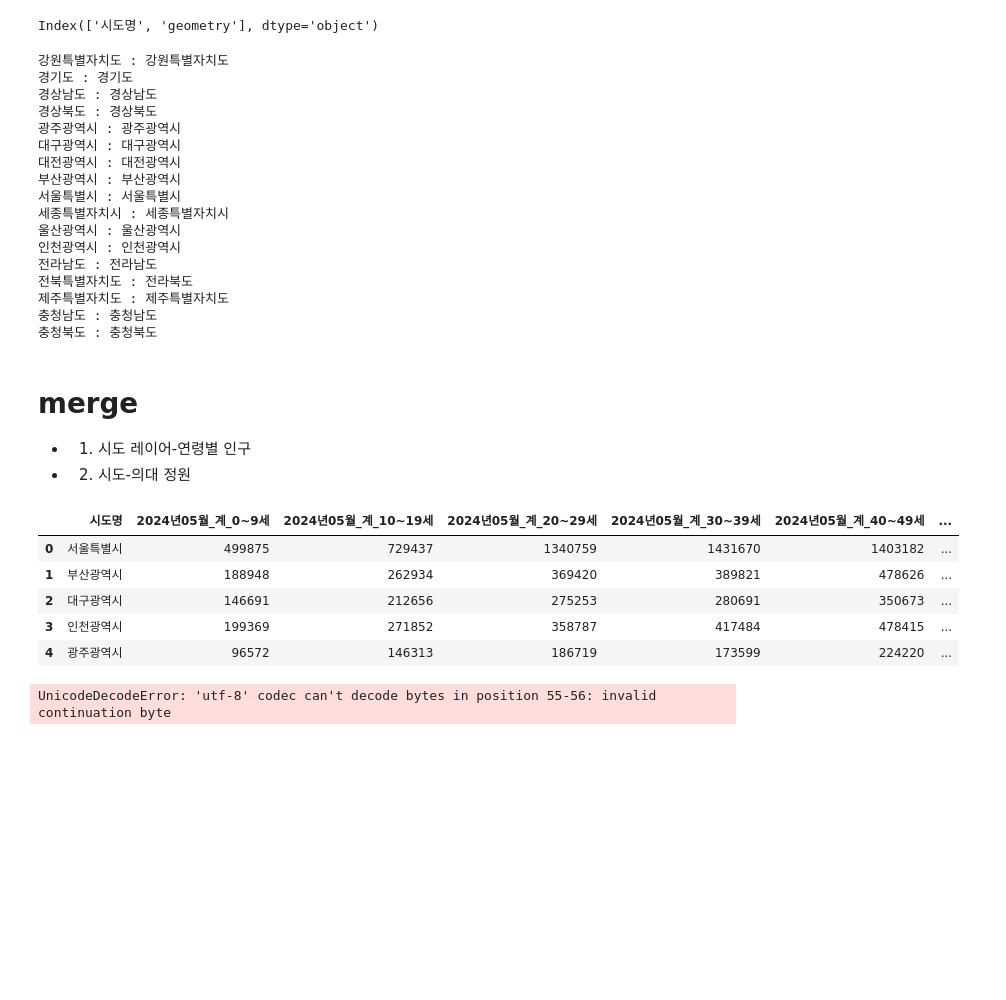
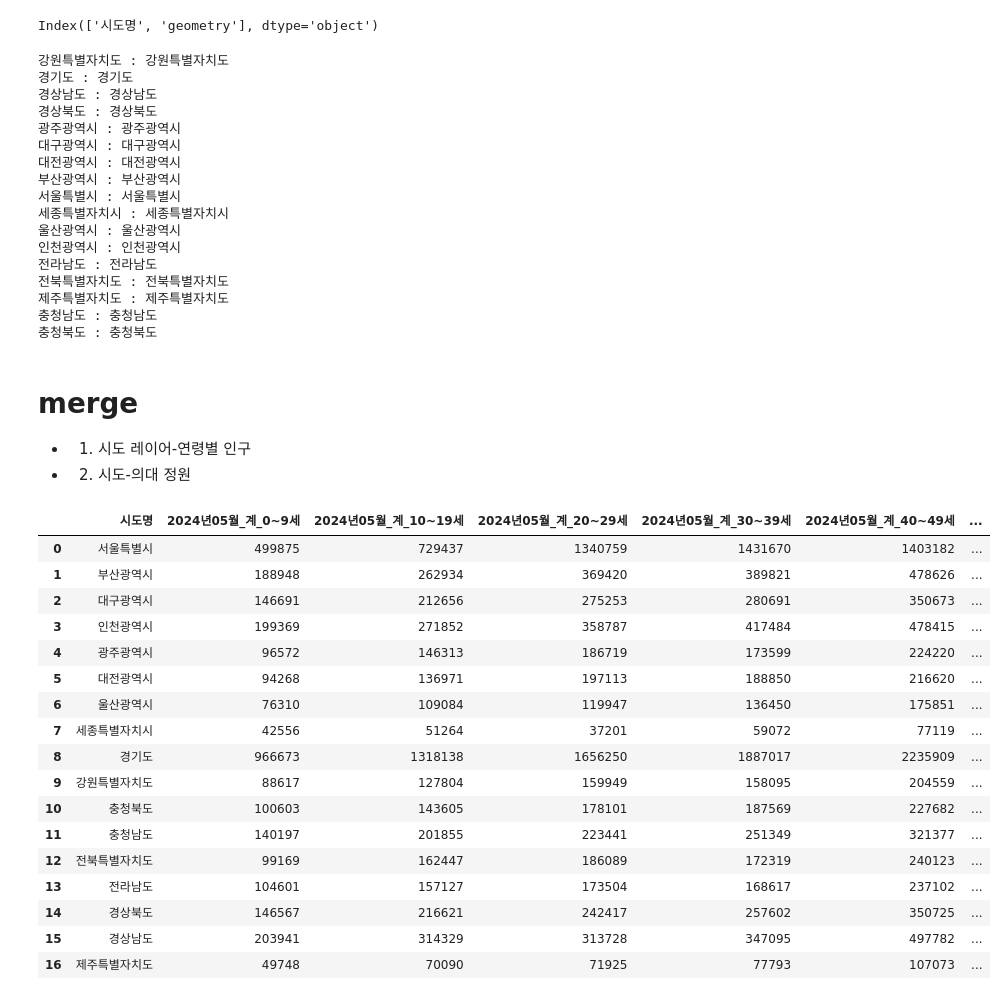
Before and after one commit to rnjsrlgns0/-GIS-Based-Visualization-of-Medical-School-Quota-Expansion, a Jupyter notebook: 소스코드/preprocessing_GIS_pop.ipynb, the cells around one changed output. Drawn from its saved outputs; the diff is of its cells as text; code cells hidden in the pictures; blank space fills up the shorter version.

```diff
--- a/소스코드/preprocessing_GIS_pop.ipynb
+++ b/소스코드/preprocessing_GIS_pop.ipynb
@@ -114,6 +122,8 @@ Index(['시도명', '2024년05월_계_0~9세', '2024년05월_계_10~19세', '202
 print(gdf.columns)
 # %% [output]
 Index(['시도명', 'geometry'], dtype='object')
+# %%
+gdf['시도명'] = gdf['시도명'].apply( lambda x: '전북특별자치도' if x == '전라북도' else x)
 # %%
 for i, j in zip(sorted(list(df_pop['시도명'])),sorted(list(gdf['시도명']))):
     print(i, ':', j)
@@ -131,7 +141,7 @@ for i, j in zip(sorted(list(df_pop['시도명'])),sorted(list(gdf['시도명']))
 울산광역시 : 울산광역시
 인천광역시 : 인천광역시
 전라남도 : 전라남도
-전북특별자치도 : 전라북도
+전북특별자치도 : 전북특별자치도
 제주특별자치도 : 제주특별자치도
 충청남도 : 충청남도
 충청북도 : 충청북도
@@ -141,11 +151,23 @@ for i, j in zip(sorted(list(df_pop['시도명'])),sorted(list(gdf['시도명']))
 - 2. 시도-의대 정원
 # %%
 sido_pop = df_pop.merge(gdf, on = '시도명', how = 'left')
-sido_pop.head()
+sido_pop
 # %% [output]
 |  | 시도명 | 2024년05월_계_0~9세 | 2024년05월_계_10~19세 | 2024년05월_계_20~29세 | 2024년05월_계_30~39세 | 2024년05월_계_40~49세 | ... |
 | 0 | 서울특별시 | 499875 | 729437 | 1340759 | 1431670 | 1403182 | ... |
 | 1 | 부산광역시 | 188948 | 262934 | 369420 | 389821 | 478626 | ... |
 | 2 | 대구광역시 | 146691 | 212656 | 275253 | 280691 | 350673 | ... |
 | 3 | 인천광역시 | 199369 | 271852 | 358787 | 417484 | 478415 | ... |
 | 4 | 광주광역시 | 96572 | 146313 | 186719 | 173599 | 224220 | ... |
+| 5 | 대전광역시 | 94268 | 136971 | 197113 | 188850 | 216620 | ... |
+| 6 | 울산광역시 | 76310 | 109084 | 119947 | 136450 | 175851 | ... |
+| 7 | 세종특별자치시 | 42556 | 51264 | 37201 | 59072 | 77119 | ... |
+| 8 | 경기도 | 966673 | 1318138 | 1656250 | 1887017 | 2235909 | ... |
+| 9 | 강원특별자치도 | 88617 | 127804 | 159949 | 158095 | 204559 | ... |
+| 10 | 충청북도 | 100603 | 143605 | 178101 | 187569 | 227682 | ... |
+| 11 | 충청남도 | 140197 | 201855 | 223441 | 251349 | 321377 | ... |
+| 12 | 전북특별자치도 | 99169 | 162447 | 186089 | 172319 | 240123 | ... |
+| 13 | 전라남도 | 104601 | 157127 | 173504 | 168617 | 237102 | ... |
+| 14 | 경상북도 | 146567 | 216621 | 242417 | 257602 | 350725 | ... |
+| 15 | 경상남도 | 203941 | 314329 | 313728 | 347095 | 497782 | ... |
+| 16 | 제주특별자치도 | 49748 | 70090 | 71925 | 77793 | 107073 | ... |
@@ -158,6 +180,4 @@ sido_pop.columns = ['시도명', '0~9세', '10~19세', '20~29세',
 gdf_sido_pop = gpd.GeoDataFrame(sido_pop,
                             crs = file.crs ,
                             geometry = 'geometry')
-gdf_sido_pop.to_file('../시도_연령별_인구', encoding = 'utf-8')
+gdf_sido_pop.to_file('../시도_연령별_인구', encoding = 'cp949')
-# %% [output]
-UnicodeDecodeError: 'utf-8' codec can't decode bytes in position 55-56: invalid continuation byte
```
Also changed, not shown: parts of 3 cells of this notebook.
